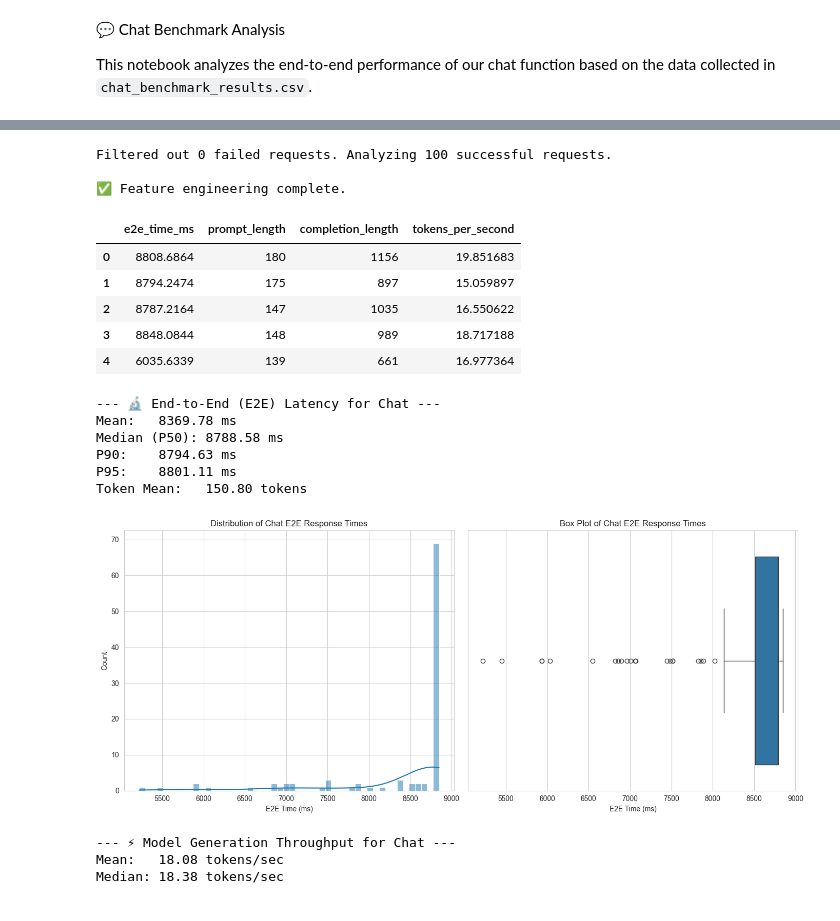
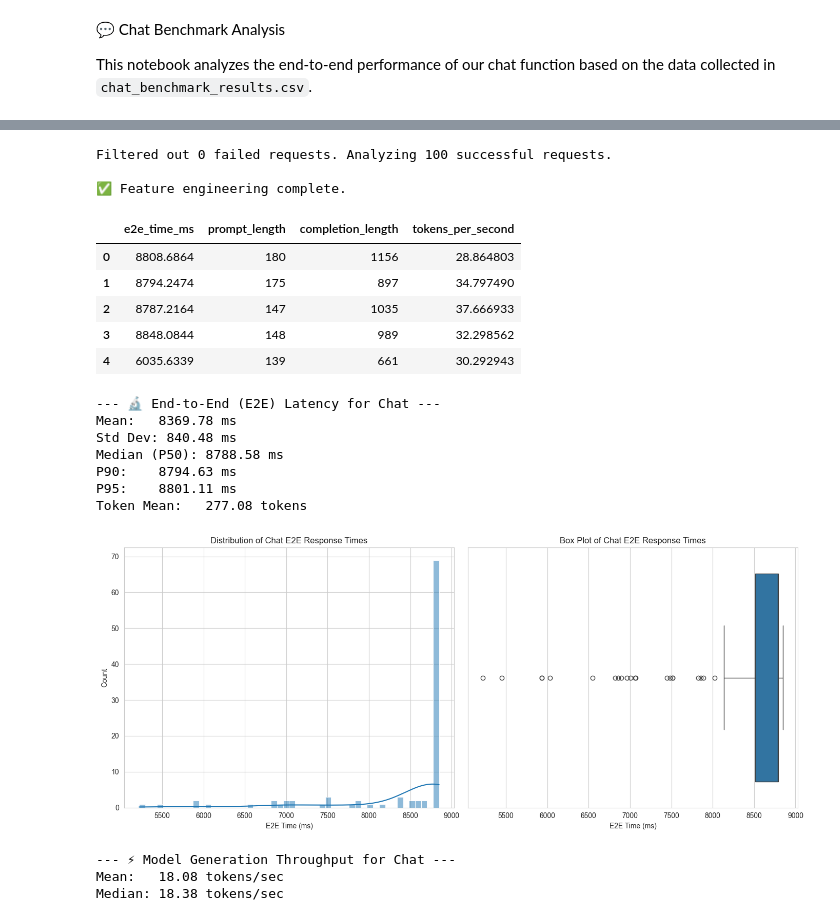
Before and after one commit to AISE-TUDelft/code4me2-server, a Jupyter notebook: src/performance_and_analysis/chat_analysis.ipynb, the cells around one changed output, grey strips where cells are left out. Cells and saved outputs as stored; diff of their text form; code cells hidden in the pictures.

```diff
--- a/src/performance_and_analysis/chat_analysis.ipynb
+++ b/src/performance_and_analysis/chat_analysis.ipynb
@@ -33,33 +33,56 @@ Total records found: 100
 | 4 | 2025-09-22T22:26:44.096993 | [3] | Please explain the different comp... | 6035.6339 | NaN | cf49956b-3b61-4bda-b2e0-45c03d9f4068 | String splitting by lowercase let... | ... |
 # %%
 # ## 2. Data Cleaning and Feature Engineering
+from transformers import AutoTokenizer
+import pandas as pd
+
+# Initialize tokenizer once (outside of tight loops)
+tokenizer = AutoTokenizer.from_pretrained("JetBrains/Mellum-4b-base", use_fast=True)
+
+def count_tokens_batch(texts: list) -> list[int]:
+    """
+    Count tokens for a batch of texts. Handles NaN and non-string values.
+    Does not add special tokens so counts reflect the raw text only.
+    """
+    normalized = []
+    for t in texts:
+        if isinstance(t, str):
+            normalized.append(t)
+        elif pd.isna(t):
+            normalized.append("")
+        else:
+            normalized.append(str(t))
+
+    enc = tokenizer(normalized, add_special_tokens=False)
+    return [len(ids) for ids in enc["input_ids"]]
+
 if not df.empty:
     initial_rows = len(df)
     df_success = df[df['error'].isnull()].copy()
     print(f"Filtered out {initial_rows - len(df_success)} failed requests. Analyzing {len(df_success)} successful requests.")
 
     # --- Feature Engineering ---
     df_success['prompt_length'] = df_success['user_prompt'].str.len()
     df_success['completion_length'] = df_success['assistant_completion'].str.len()
-    df_success['num_completion_tokens'] = df_success['assistant_completion'].str.split().str.len()
+    df_success['num_completion_tokens'] = count_tokens_batch(df_success['assistant_completion'].tolist())
 
     # --- Calculate Performance Metrics ---
     df_success['tokens_per_second'] = (df_success['num_completion_tokens'] / df_success['generation_time_ms']) * 1000
     df_success.replace([np.inf, -np.inf], np.nan, inplace=True)
     df_success.dropna(subset=['tokens_per_second', 'completion_length'], inplace=True)
 
     print("\n✅ Feature engineering complete.")
     display(df_success[['e2e_time_ms', 'prompt_length', 'completion_length', 'tokens_per_second']].head())
 # %% [output]
 Filtered out 0 failed requests. Analyzing 100 successful requests.
 
 ✅ Feature engineering complete.
 |  | e2e_time_ms | prompt_length | completion_length | tokens_per_second |
-| 0 | 8808.6864 | 180 | 1156 | 19.851683 |
-| 1 | 8794.2474 | 175 | 897 | 15.059897 |
-| 2 | 8787.2164 | 147 | 1035 | 16.550622 |
-| 3 | 8848.0844 | 148 | 989 | 18.717188 |
-| 4 | 6035.6339 | 139 | 661 | 16.977364 |
+| 0 | 8808.6864 | 180 | 1156 | 28.864803 |
+| 1 | 8794.2474 | 175 | 897 | 34.797490 |
+| 2 | 8787.2164 | 147 | 1035 | 37.666933 |
+| 3 | 8848.0844 | 148 | 989 | 32.298562 |
+| 4 | 6035.6339 | 139 | 661 | 30.292943 |
 # %%
 # ## 3. Overall Performance Summary 📜
 if not df_success.empty:
@@ -67,6 +90,7 @@ if not df_success.empty:
 
     print("--- 🔬 End-to-End (E2E) Latency for Chat ---")
     print(f"Mean:   {e2e_stats['mean']:.2f} ms")
+    print(f"Std Dev: {e2e_stats['std']:.2f} ms")
     print(f"Median (P50): {e2e_stats['50%']:.2f} ms")
     print(f"P90:    {e2e_stats['90%']:.2f} ms")
     print(f"P95:    {e2e_stats['95%']:.2f} ms")
@@ -93,10 +117,11 @@ if not df_success.empty:
 # %% [output]
 --- 🔬 End-to-End (E2E) Latency for Chat ---
 Mean:   8369.78 ms
+Std Dev: 840.48 ms
 Median (P50): 8788.58 ms
 P90:    8794.63 ms
 P95:    8801.11 ms
-Token Mean:   150.80 tokens
+Token Mean:   277.08 tokens
 [figure]
 # %%
 # ## 4. Throughput Analysis (Tokens per Second) 🚀
```
Also changed, not shown: 3 other files.
